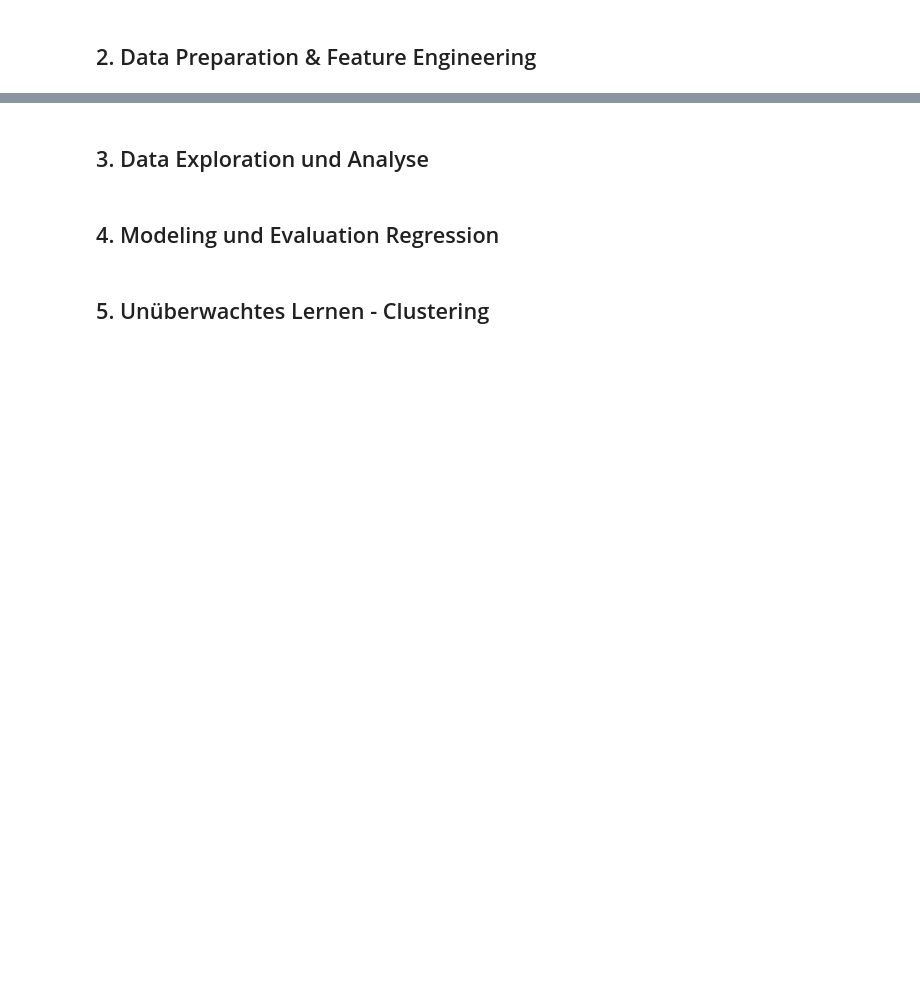
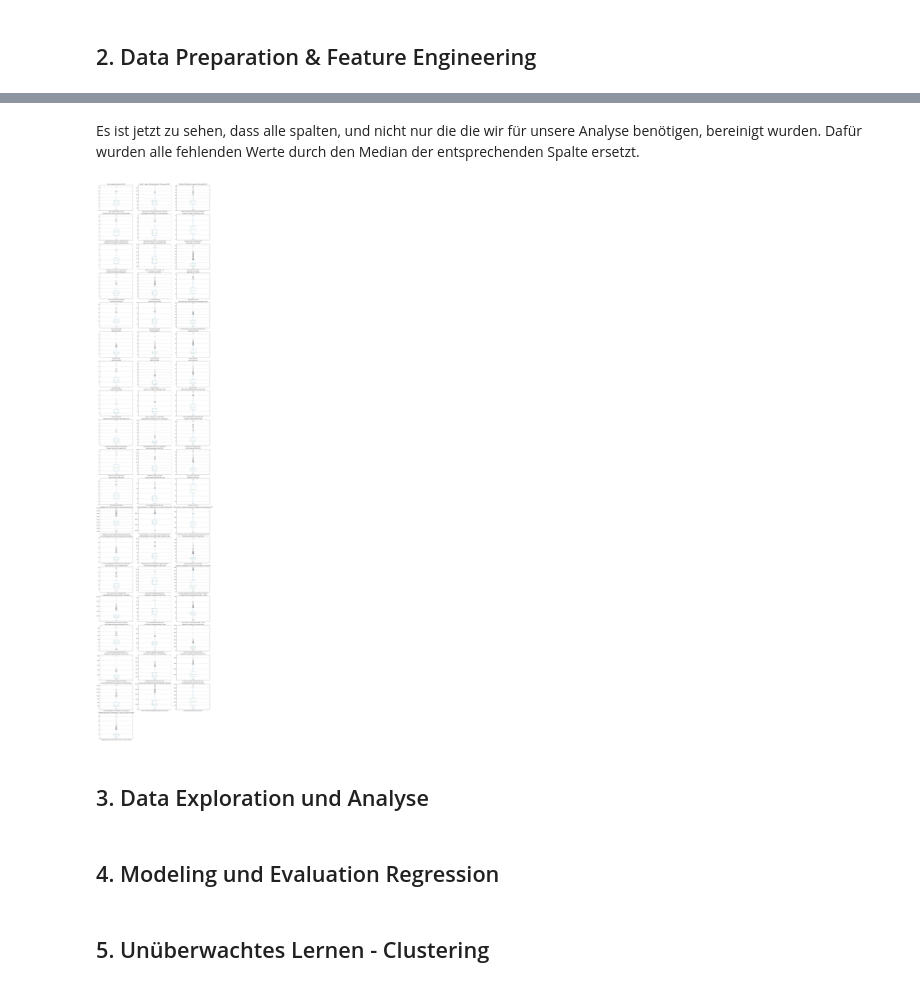
Before and after one commit to jakob30061/data-sience, a Jupyter notebook: länder.ipynb, the cells around one changed output, grey strips where cells are left out. Cells and saved outputs as stored; diff of their text form; code cells hidden in the pictures; blank space fills up the shorter version.

```diff
--- a/länder.ipynb
+++ b/länder.ipynb
@@ -37,0 +141,12 @@ df = df[df["data_quality"] == 1]
+# %%
+# Ersetzen der fehlenden Werte durch den Median der jeweiligen Spalte, außer Spalten mit Strings
+columns_with_missing_values = missing_percentage[missing_percentage > 0].index
+numeric_columns_with_missing_values = df[columns_with_missing_values].select_dtypes(include=['number']).columns
+
+for column in numeric_columns_with_missing_values:
+    median_value = df[column].median()
+    df.fillna({column: median_value}, inplace=True)
+
+# Überprüfen, ob alle fehlenden Werte ersetzt wurden
+missing_values_after_cleaning = df.isnull().sum()
+print(missing_values_after_cleaning)
@@ -38,3 +171,34 @@ df = df[df["data_quality"] == 1]
+# %% [markdown]
+Es ist jetzt zu sehen, dass alle spalten, und nicht nur die die wir für unsere Analyse benötigen, bereinigt wurden.
+Dafür wurden alle fehlenden Werte durch den Median der entsprechenden Spalte ersetzt.
+# %%
+import matplotlib.pyplot as plt
+
+# Erstellen Sie eine Liste der numerischen Spalten
+numeric_columns = df.select_dtypes(include=['number']).columns
+
+# Anzahl der Spalten für die Subplots
+num_cols = 3
+num_rows = (len(numeric_columns) + num_cols - 1) // num_cols
+
+fig, axes = plt.subplots(num_rows, num_cols, figsize=(20, num_rows * 5))
+
+# Entfernen Sie überflüssige Achsen
+for i in range(num_rows * num_cols):
+    if i >= len(numeric_columns):
+        fig.delaxes(axes.flatten()[i])
+
+# Erstellen Sie für jede numerische Spalte einen eigenen Boxplot
+for ax, column in zip(axes.flatten(), numeric_columns):
+    df.boxplot(column=column, ax=ax)
+    ax.set_title(column)
+    ax.set_xlabel('')
+    ax.set_ylabel('')
+
+plt.tight_layout()
+plt.show()
+# %% [output]
+[figure, added]
 # %% [markdown]
 ## 3. Data Exploration und Analyse
 # %% [markdown]
```
Also changed, not shown: parts of 6 cells of this notebook.
